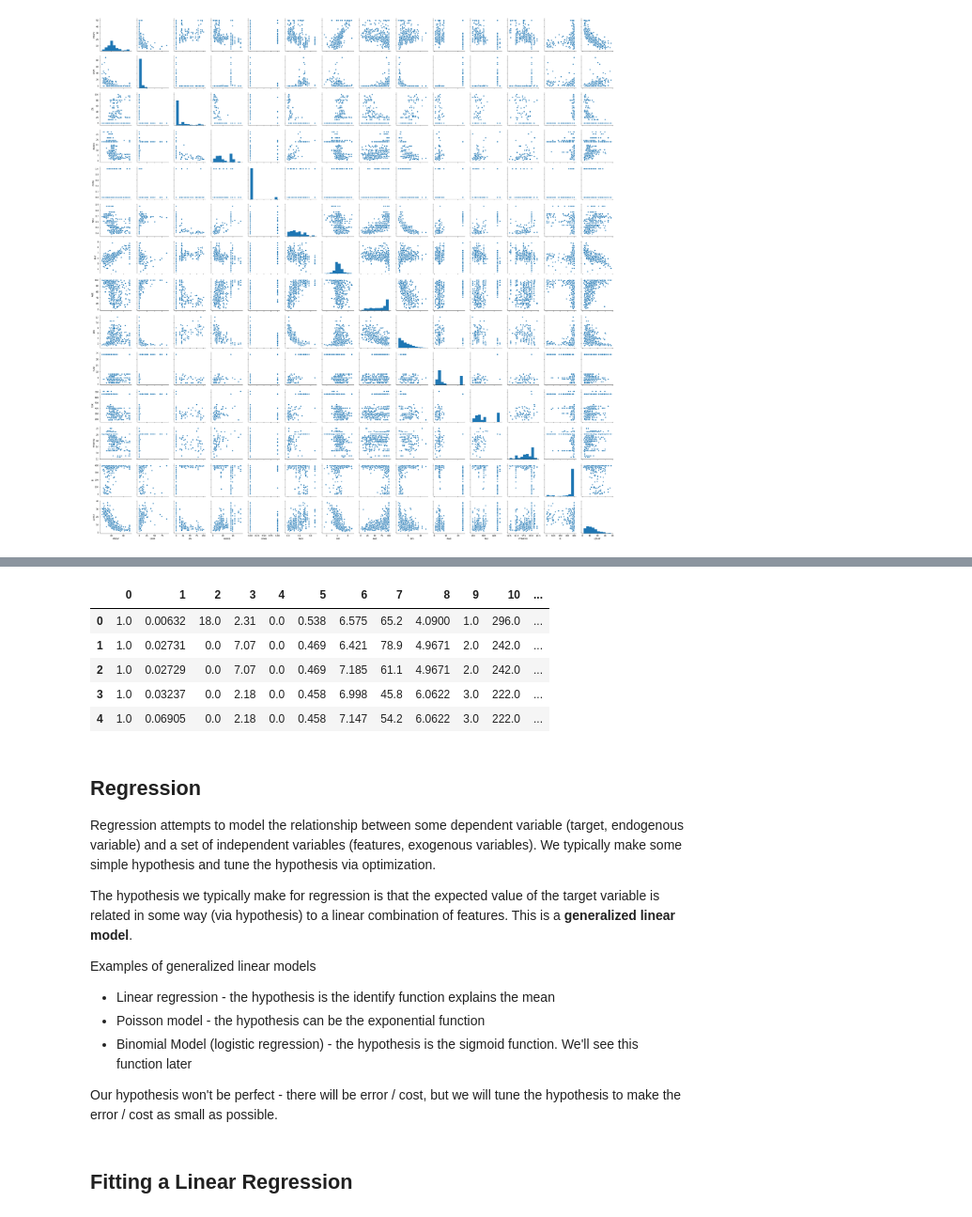
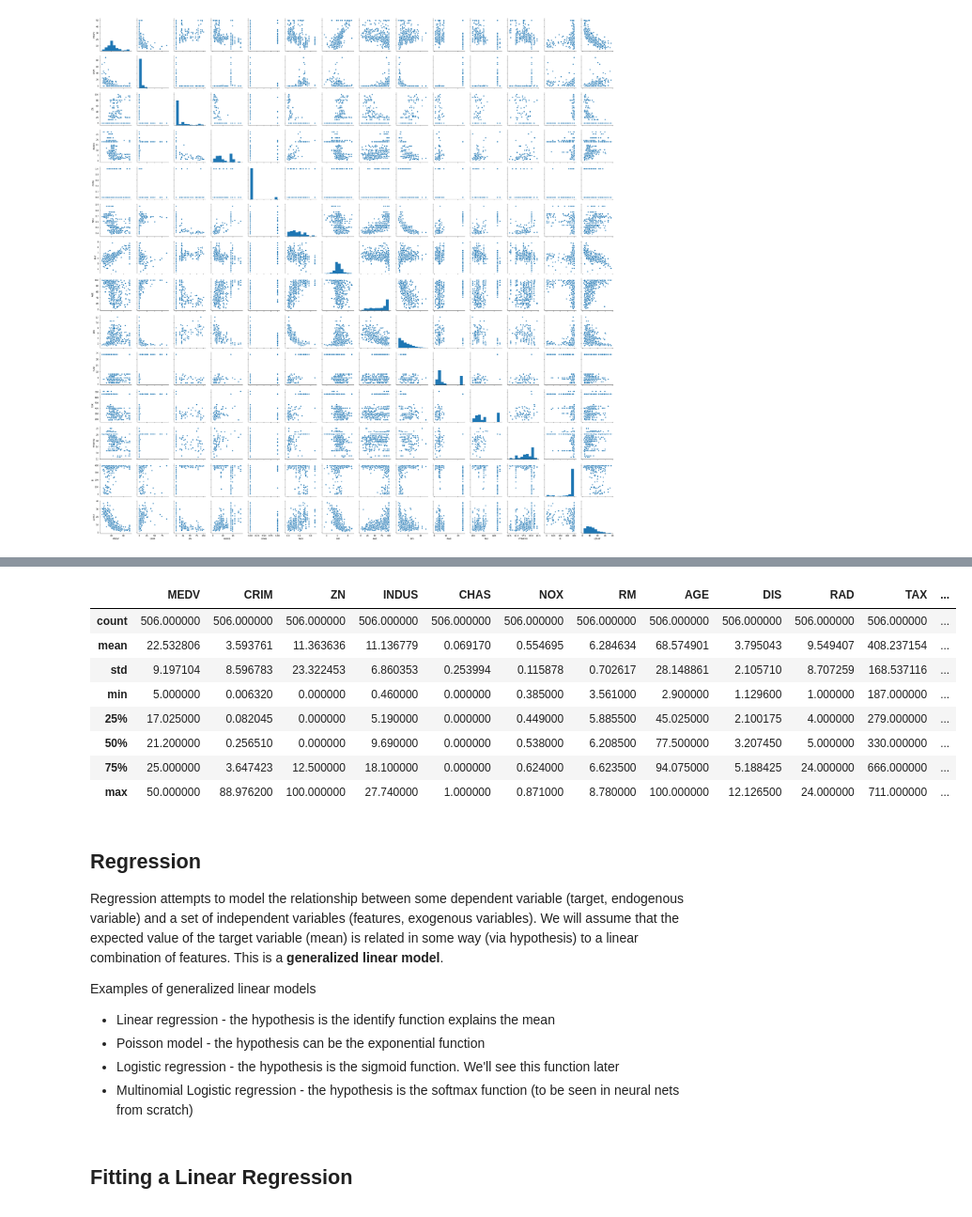
Before and after one commit to timsetsfire/regression-from-scratch, a Jupyter notebook: Regression from Scratch V2.ipynb, the cells around one changed output, grey strips where cells are left out. Shown at 94% size. Cells and saved outputs as stored; diff of their text form; code cells hidden in the pictures.

```diff
--- a/Regression from Scratch V2.ipynb
+++ b/Regression from Scratch V2.ipynb
@@ -453,28 +465,28 @@ y = np.matrix(y)
+# %%
+tdf.describe()
+# %% [output]
+|  | MEDV | CRIM | ZN | INDUS | CHAS | NOX | RM | AGE | DIS | RAD | TAX | ... |
+| count | 506.000000 | 506.000000 | 506.000000 | 506.000000 | 506.000000 | 506.000000 | 506.000000 | 506.000000 | 506.000000 | 506.000000 | 506.000000 | ... |
+| mean | 22.532806 | 3.593761 | 11.363636 | 11.136779 | 0.069170 | 0.554695 | 6.284634 | 68.574901 | 3.795043 | 9.549407 | 408.237154 | ... |
+| std | 9.197104 | 8.596783 | 23.322453 | 6.860353 | 0.253994 | 0.115878 | 0.702617 | 28.148861 | 2.105710 | 8.707259 | 168.537116 | ... |
+| min | 5.000000 | 0.006320 | 0.000000 | 0.460000 | 0.000000 | 0.385000 | 3.561000 | 2.900000 | 1.129600 | 1.000000 | 187.000000 | ... |
+| 25% | 17.025000 | 0.082045 | 0.000000 | 5.190000 | 0.000000 | 0.449000 | 5.885500 | 45.025000 | 2.100175 | 4.000000 | 279.000000 | ... |
+| 50% | 21.200000 | 0.256510 | 0.000000 | 9.690000 | 0.000000 | 0.538000 | 6.208500 | 77.500000 | 3.207450 | 5.000000 | 330.000000 | ... |
+| 75% | 25.000000 | 3.647423 | 12.500000 | 18.100000 | 0.000000 | 0.624000 | 6.623500 | 94.075000 | 5.188425 | 24.000000 | 666.000000 | ... |
+| max | 50.000000 | 88.976200 | 100.000000 | 27.740000 | 1.000000 | 0.871000 | 8.780000 | 100.000000 | 12.126500 | 24.000000 | 711.000000 | ... |
 # %%
 # add bias into X
 X = sma.add_constant(X)
-# %%
-DataFrame(X).head()
-# %% [output]
-|  | 0 | 1 | 2 | 3 | 4 | 5 | 6 | 7 | 8 | 9 | 10 | ... |
-| 0 | 1.0 | 0.00632 | 18.0 | 2.31 | 0.0 | 0.538 | 6.575 | 65.2 | 4.0900 | 1.0 | 296.0 | ... |
-| 1 | 1.0 | 0.02731 | 0.0 | 7.07 | 0.0 | 0.469 | 6.421 | 78.9 | 4.9671 | 2.0 | 242.0 | ... |
-| 2 | 1.0 | 0.02729 | 0.0 | 7.07 | 0.0 | 0.469 | 7.185 | 61.1 | 4.9671 | 2.0 | 242.0 | ... |
-| 3 | 1.0 | 0.03237 | 0.0 | 2.18 | 0.0 | 0.458 | 6.998 | 45.8 | 6.0622 | 3.0 | 222.0 | ... |
-| 4 | 1.0 | 0.06905 | 0.0 | 2.18 | 0.0 | 0.458 | 7.147 | 54.2 | 6.0622 | 3.0 | 222.0 | ... |
 # %% [markdown]
 ## Regression
 
-Regression attempts to model the relationship between some dependent variable (target, endogenous variable) and a set of independent variables (features, exogenous variables).  We typically make some simple hypothesis and tune the hypothesis via optimization.
-
-The hypothesis we typically make for regression is that the expected value of the target variable is related in some way (via hypothesis) to a linear combination of features.  This is a __generalized linear model__.
+Regression attempts to model the relationship between some dependent variable (target, endogenous variable) and a set of independent variables (features, exogenous variables).  We will assume that the expected value of the target variable (mean)  is related in some way (via hypothesis) to a linear combination of features.  This is a __generalized linear model__.
 
 Examples of generalized linear models
 * Linear regression - the hypothesis is the identify function explains the mean
 * Poisson model - the hypothesis can be the exponential function
-* Binomial Model (logistic regression) - the hypothesis is the sigmoid function.  We'll see this function later
-
-Our hypothesis won't be perfect - there will be error / cost,  but we will tune the hypothesis to make the error / cost as small as possible.
+* Logistic regression - the hypothesis is the sigmoid function.  We'll see this function later
+* Multinomial Logistic regression - the hypothesis is the softmax function (to be seen in neural nets from scratch)
 # %% [markdown]
 ## Fitting a Linear Regression
 # %% [markdown]
```
Also changed, not shown: parts of 11 cells of this notebook.
